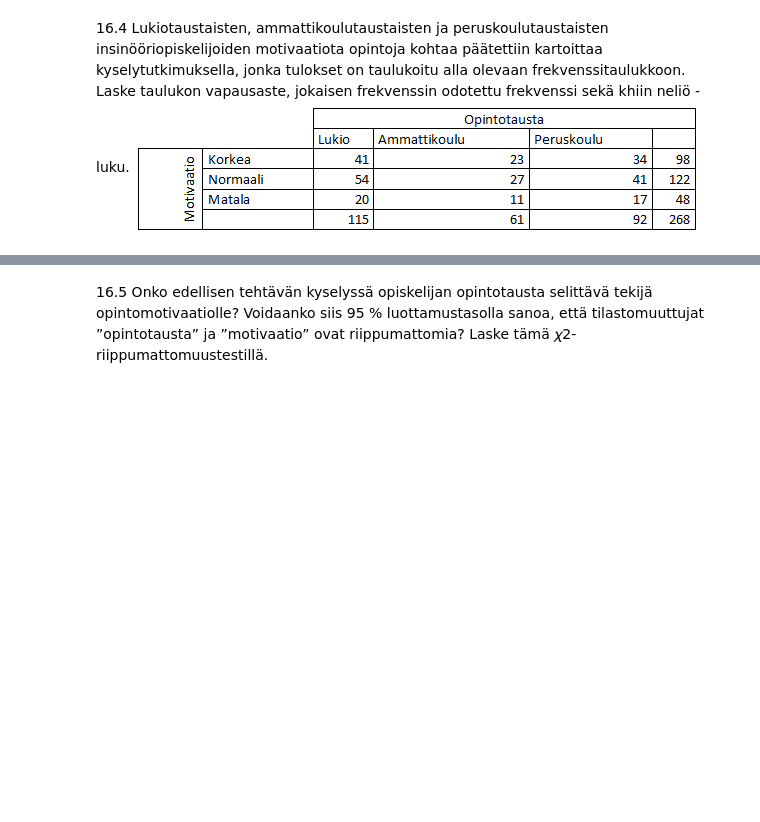
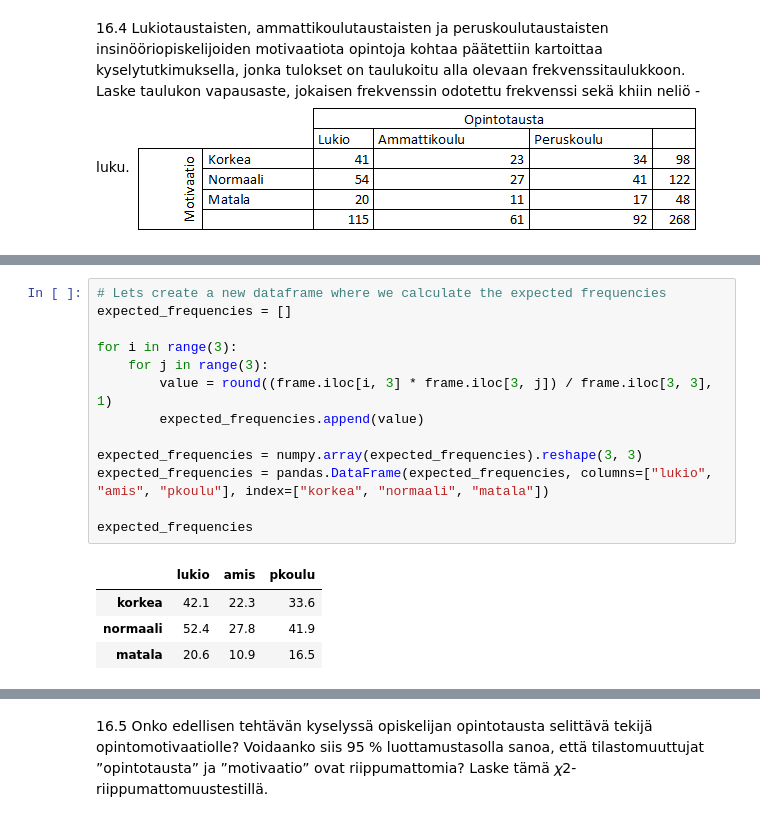
Before and after one commit to walterairs/statsandprobs, a Jupyter notebook: probability/lesson_sixteen.ipynb, the cells around one changed output, grey strips where cells are left out. Drawn from its saved outputs; the diff is of its cells as text; blank space fills up the shorter version.

```diff
--- a/probability/lesson_sixteen.ipynb
+++ b/probability/lesson_sixteen.ipynb
@@ -93,0 +110,18 @@ The null hypothesis is not accepted.
+# %%
+# Lets create a new dataframe where we calculate the expected frequencies
+expected_frequencies = []
+
+for i in range(3):
+    for j in range(3):
+        value = round((frame.iloc[i, 3] * frame.iloc[3, j]) / frame.iloc[3, 3], 1)
+        expected_frequencies.append(value)
+
+expected_frequencies = numpy.array(expected_frequencies).reshape(3, 3)
+expected_frequencies = pandas.DataFrame(expected_frequencies, columns=["lukio", "amis", "pkoulu"], index=["korkea", "normaali", "matala"])
+
+expected_frequencies
+# %% [output]
+|  | lukio | amis | pkoulu |
+| korkea | 42.1 | 22.3 | 33.6 |
+| normaali | 52.4 | 27.8 | 41.9 |
+| matala | 20.6 | 10.9 | 16.5 |
```
Also changed, not shown: parts of 11 cells of this notebook.
